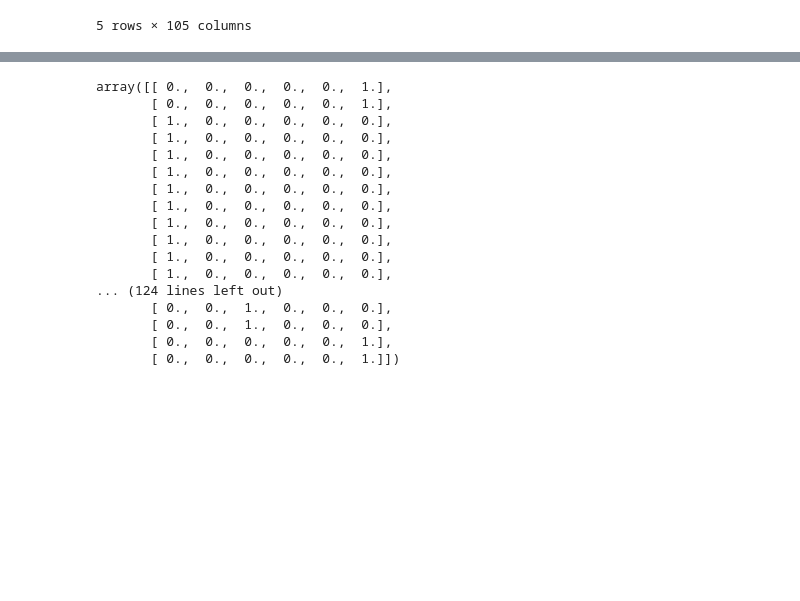
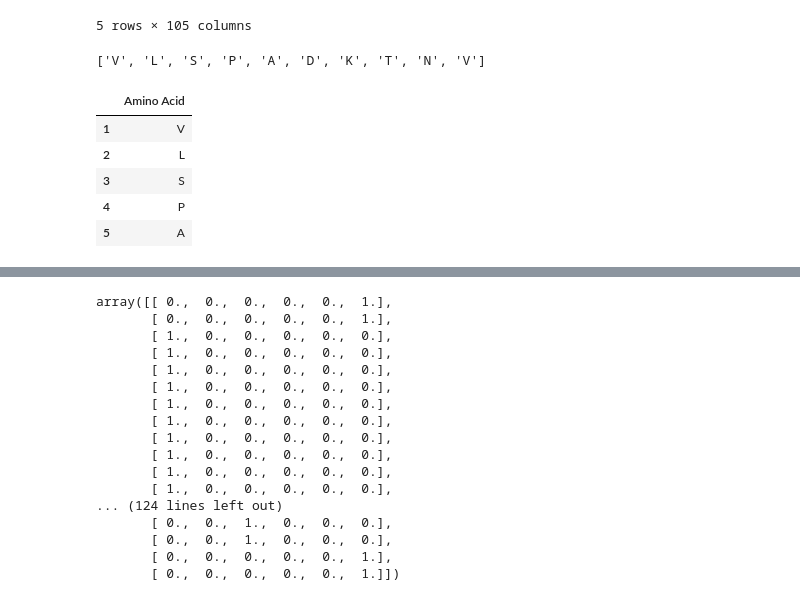
Before and after one commit to lucasramadan/Protein_Prediction, a Jupyter notebook: Data_Processing/Protein Splitting.ipynb, the cells around one changed output, grey strips where cells are left out. Cells and saved outputs as stored; diff of their text form; code cells hidden in the pictures; blank space fills up the shorter version.

```diff
--- a/Data_Processing/Protein Splitting.ipynb
+++ b/Data_Processing/Protein Splitting.ipynb
@@ -15,0 +31,8 @@ data.head()
+# %%
+all_aminos = []
+
+for i in xrange(data.shape[0]):
+    stdout.write("\r%d" % i)
+#     stdout.flush()
+    all_aminos = all_aminos + get_aminos(data, i)
+stdout.write("\n")
@@ -68,7 +118,7 @@ def construct_row(l, df):
     """
     Given positional aminos, ex:
     ['--2', '--1', 'V0', 'L1', 'S2']
-    Reconstruct the dataframe row
+    Reconstruct the full dataframe row
     """
 
     cols = df.columns.values
@@ -225,4 +272,21 @@ protein0_df.head()
 | 4 | 0 | 0 | 0 | 0 | 0 | 0 | 0 | 0 | 0 | 1 | ... | ... |
 | 5 | 0 | 0 | 0 | 0 | 0 | 0 | 0 | 0 | 0 | 0 | ... | ... |
 5 rows × 105 columns
+# %%
+protein0_seq = [get_middle(protein0_df, i) for i in xrange(1, protein0_df.shape[0]+1)]
+# %%
+protein0_seq[:10]
+# %% [output]
+['V', 'L', 'S', 'P', 'A', 'D', 'K', 'T', 'N', 'V']
+# %%
+protein0_seq_df = pd.DataFrame(protein0_seq, columns=['Amino Acid'], index=protein0_df.index)
+# %%
+protein0_seq_df.head()
+# %% [output]
+|  | Amino Acid |
+| 1 | V |
+| 2 | L |
+| 3 | S |
+| 4 | P |
+| 5 | A |
 # %%
```
Also changed, not shown: parts of 23 cells of this notebook, 8 other files.
